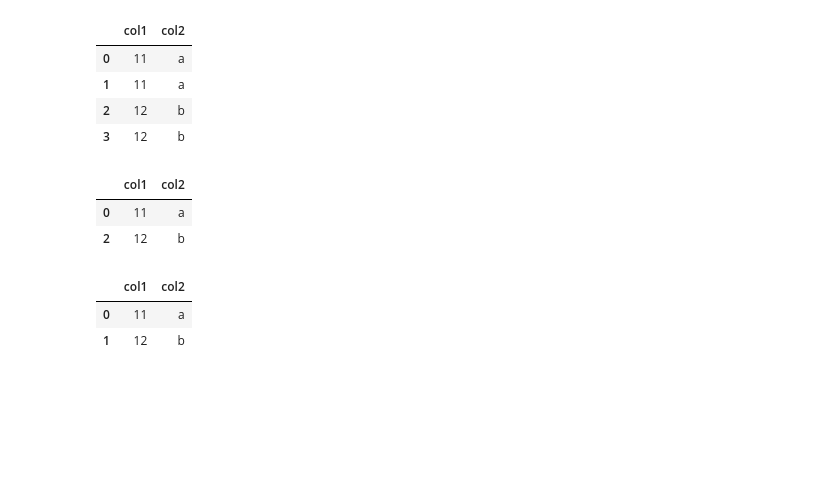
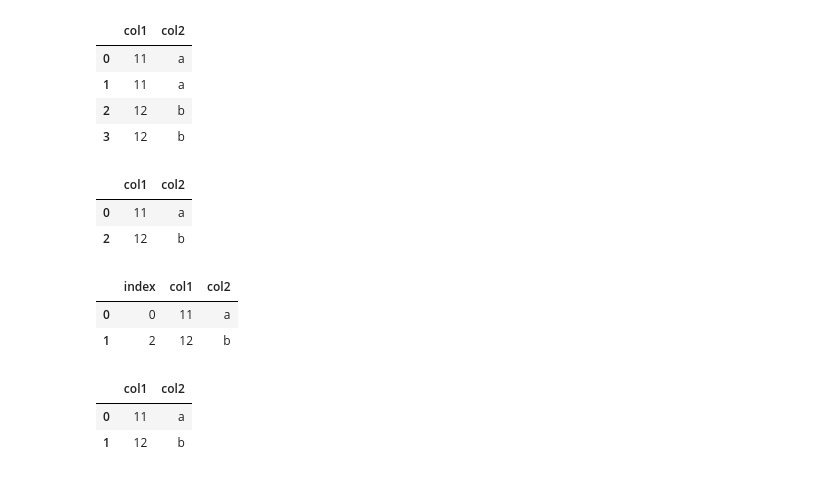
Before and after one commit to bytesbyt/ds_data_visualisation, a Jupyter notebook: pand.ipynb, the cells around one changed output. Saved outputs shown, nothing was run; the diff lists cells and outputs as text; code cells hidden in the pictures; blank space fills up the shorter version.

```diff
--- a/pand.ipynb
+++ b/pand.ipynb
@@ -191,6 +192,12 @@ df4_new_index
 | 2 | 12 | b |
 # %%
 df4_new_with_index = df4_new_index.reset_index()
+# %%
+df4_new_with_index
+# %% [output]
+|  | index | col1 | col2 |
+| 0 | 0 | 11 | a |
+| 1 | 2 | 12 | b |
 # %%
 df4_new_with_index = df4_new_index.reset_index(drop=True)
 # %%
```
Also changed, not shown: parts of 7 cells of this notebook.
